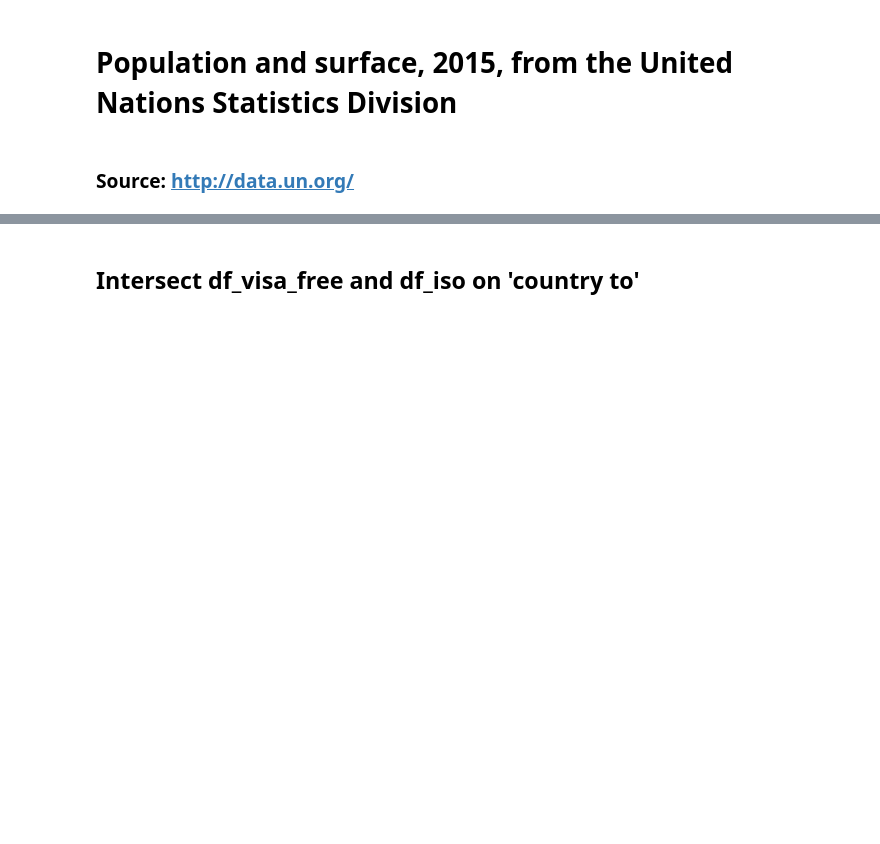
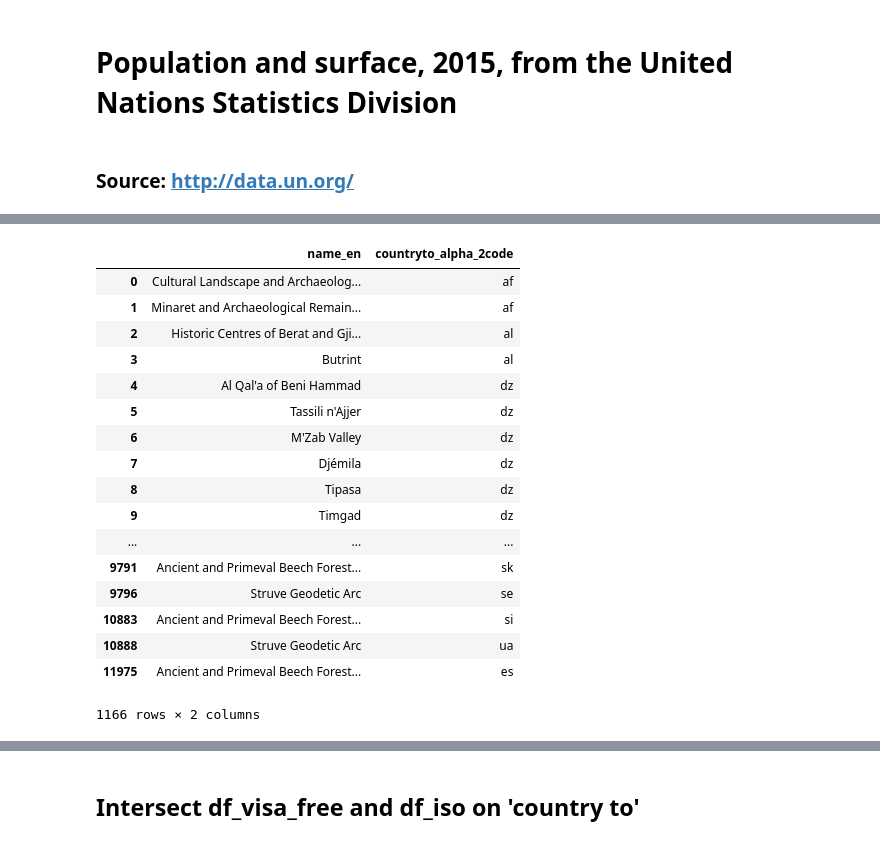
Before and after one commit to jeremielamboley/global-passport-index, a Jupyter notebook: main.ipynb, the cells around one changed output, grey strips where cells are left out. Drawn from its saved outputs; the diff is of its cells as text; code cells hidden in the pictures; blank space fills up the shorter version.

```diff
--- a/main.ipynb
+++ b/main.ipynb
@@ -157,0 +162,4 @@ df_population_surface_UN.sample(5)
+# %%
+# Fetch the data from the Unesco website
+unesco = pd.read_excel('https://whc.unesco.org/en/list/xls/whc-sites-2018.xls', encoding="Windows-1252",header=0)
+unesco = unesco.reindex(['name_en', 'iso_code'], axis="columns")
@@ -157,0 +181,35 @@ df_population_surface_UN.sample(5)
+# %%
+# Split the values
+unesco = pd.concat([unesco['name_en'], unesco['iso_code'].str.split(',', expand=True)], axis=1)
+
+# Now we need to the countries in the first column
+unesco2 = []
+for i in range(0,11):
+    temp = unesco.loc[:,['name_en',i]]
+    temp.columns = ['name_en','countryto_alpha_2code']
+    unesco2.append(temp)
+unesco2 = pd.concat(unesco2, ignore_index=True)
+
+# Remove empty values
+unesco2 = unesco2.replace(to_replace='None', value=np.nan).dropna()
+# preview
+unesco2
+# %% [output]
+|  | name_en | countryto_alpha_2code |
+| 0 | Cultural Landscape and Archaeolog... | af |
+| 1 | Minaret and Archaeological Remain... | af |
+| 2 | Historic Centres of Berat and Gji... | al |
+| 3 | Butrint | al |
+| 4 | Al Qal'a of Beni Hammad | dz |
+| 5 | Tassili n'Ajjer | dz |
+| 6 | M'Zab Valley | dz |
+| 7 | Djémila | dz |
+| 8 | Tipasa | dz |
+| 9 | Timgad | dz |
+| ... | ... | ... |
+| 9791 | Ancient and Primeval Beech Forest... | sk |
+| 9796 | Struve Geodetic Arc | se |
+| 10883 | Ancient and Primeval Beech Forest... | si |
+| 10888 | Struve Geodetic Arc | ua |
+| 11975 | Ancient and Primeval Beech Forest... | es |
+1166 rows × 2 columns
```
Also changed, not shown: parts of 28 cells of this notebook.
